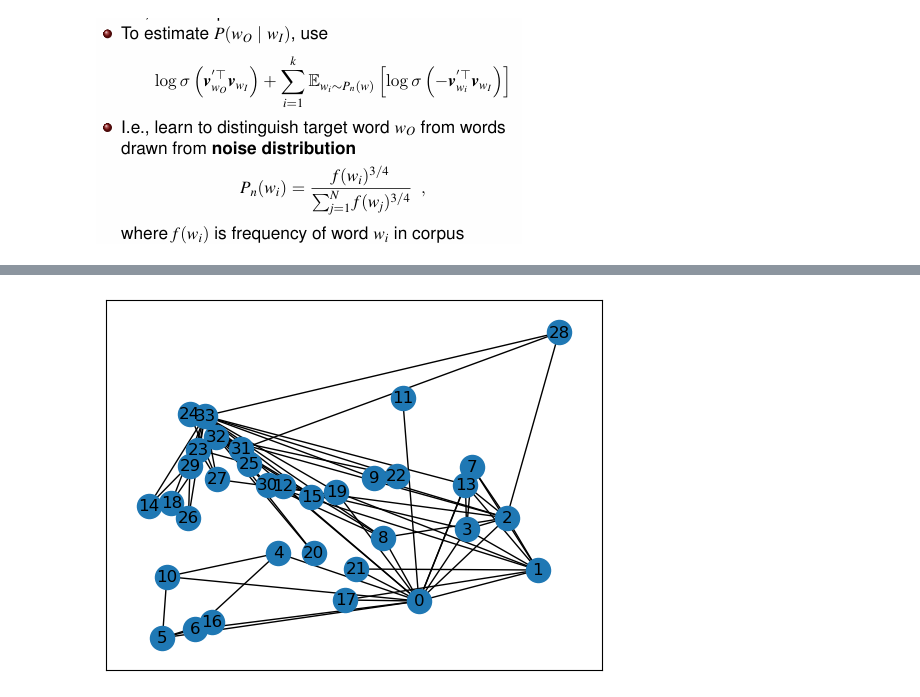
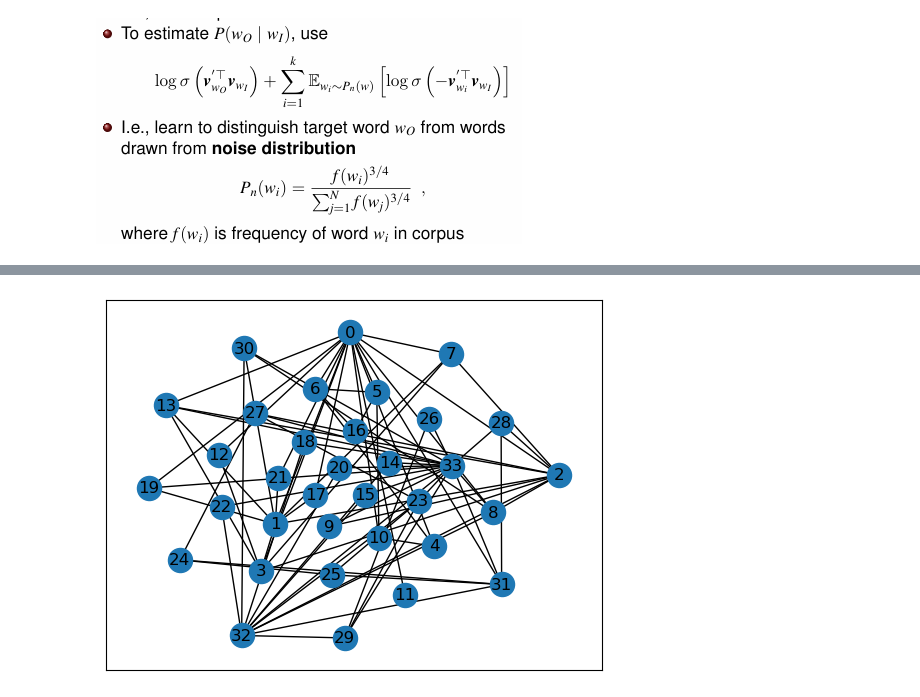
Before and after one commit to hienvm/DeepwalkDemo, a Jupyter notebook: node2vec.ipynb, the cells around one changed output, grey strips where cells are left out. Saved outputs shown, nothing was run; the diff lists cells and outputs as text; code cells hidden in the pictures.

```diff
--- a/node2vec.ipynb
+++ b/node2vec.ipynb
@@ -20,0 +33,15 @@ q = 1.0 # io parameter
+# %%
+WORKER_THREADS = torch.cuda.device_count(
+) if torch.cuda.is_available() else cpu_count()
+
+# giảm overhead cho dataset nhỏ
+
+WORKER_THREADS = 1
+
+CHUNK_SIZE = 4
+
+
+device = torch.device("cuda:0" if torch.cuda.is_available() else "cpu")
+print(device)
+
+print(WORKER_THREADS)
@@ -209,0 +102,21 @@ for i in range(WALKS_PER_VERTEX):
+# %%
+model = Node2VecModel(V=V, emb_sz=EMBEDDING_SIZE, k=K).to(device)
+loss_records = []
+
+if WORKER_THREADS > 1:
+    model.share_memory()
+train_node2vec(
+    model=model,
+    start_lr=START_LEARNING_RATE,
+    end_lr=END_LEARNING_RATE,
+    vertices=vertices,
+    adj_lists=adj_lists,
+    loss_records=loss_records,
+    walk_len=WALK_LENGTH,
+    walks_per_vertex=WALKS_PER_VERTEX,
+    window_sz=WINDOW_SIZE,
+    worker_threads=WORKER_THREADS,
+    chunk_sz=CHUNK_SIZE,
+    noise_distr=noise_distr,
+    transition_rng=transition_rng,
+)
@@ -219,5 +141,8 @@ Text(0.5, 1.0, 'Hàm mất mát theo thời gian')
 # %%
-pos = {v: v_emb.tolist() for v, v_emb in enumerate(model.embedding_layer(tensor(list(g))))}
+emb = model.embedding_layer(tensor(list(g))).detach().cpu().numpy()
+emb_2d = TSNE(n_components=2, perplexity=PERPLEXITY).fit_transform(emb)
+pos = {v: v_emb for v, v_emb in enumerate(emb_2d)}
+
 nx.draw_networkx(g, pos)
 # %% [output]
-[figure, old version]
+[figure, new version]
```
Also changed, not shown: parts of 17 cells of this notebook, 8 other files.
